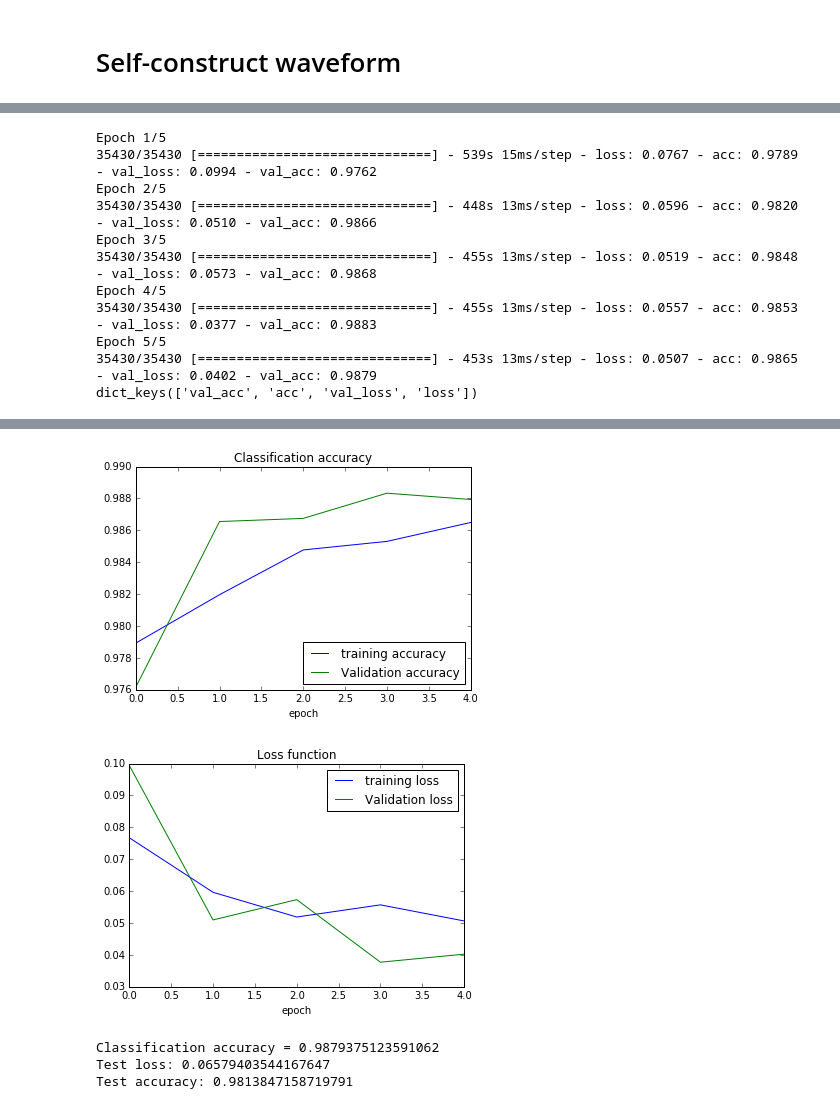
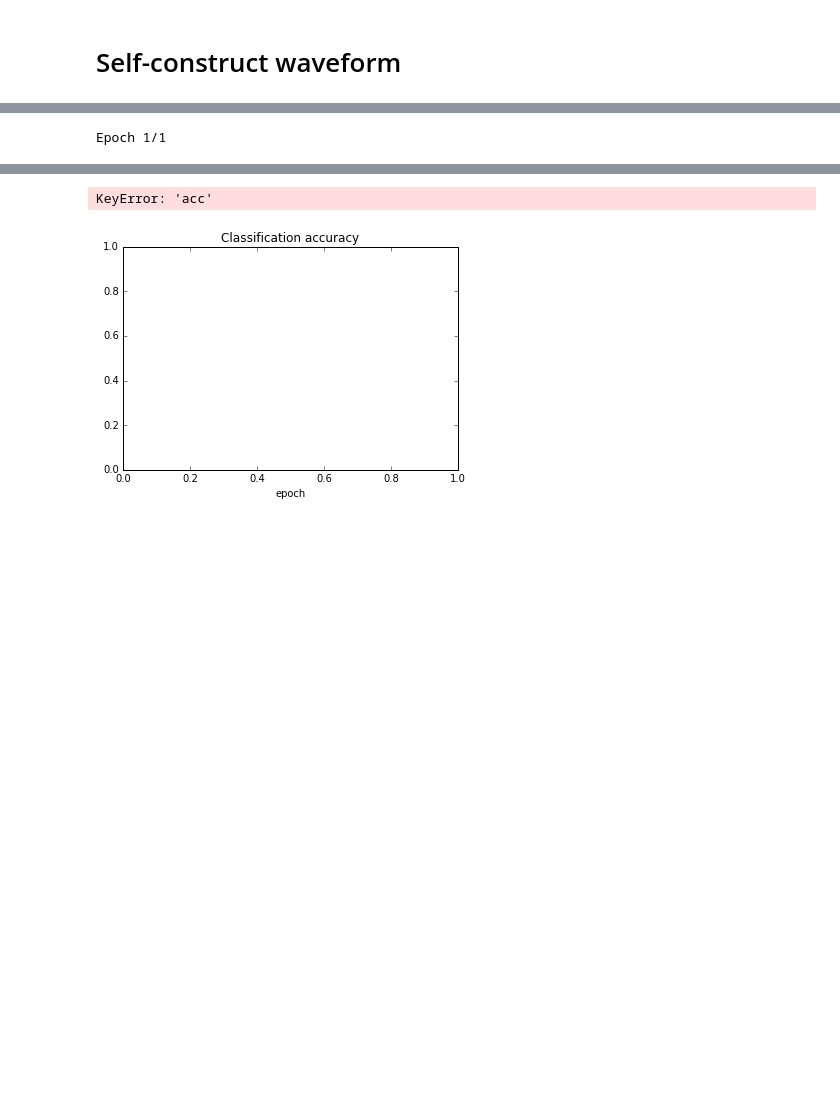
Before and after one commit to hareyakana/Script_For_TS_Keras, a Jupyter notebook: real-fake-autoencoder.ipynb, the cells around one changed output, grey strips where cells are left out. Cells and saved outputs as stored; diff of their text form; code cells hidden in the pictures; blank space fills up the shorter version.

```diff
--- a/real-fake-autoencoder.ipynb
+++ b/real-fake-autoencoder.ipynb
@@ -286,7 +286,7 @@ def generator(x):
             q = keras.utils.to_categorical(z2[i],classes)
             r = normalize(d1,norm="l1")
             s = np.expand_dims(q,axis=0)
-            yield r,s
+            yield r,r
 
 test = generator(0)
 # print(next(test)[0][0])
@@ -383,7 +351,7 @@ test_gen = generator(2)
 steps_t = 35430
 steps_vt = 5057
 
-history = mult.fit_generator(train_gen,steps_per_epoch=steps_t, epochs=5, verbose=1, validation_data=val_gen,validation_steps=steps_vt)
+history = mult.fit_generator(train_gen,steps_per_epoch=steps_t, epochs=1, verbose=1, validation_data=val_gen,validation_steps=steps_vt)
 print(history.history.keys())
 plt.figure()
 plt.title("Classification accuracy")
@@ -409,14 +377,4 @@ score = mult.evaluate_generator(test_gen,steps=1531)
 print('Test loss:', score[0])
 print('Test accuracy:', score[1])
 # %% [output]
-Epoch 1/5
-35430/35430 [==============================] - 539s 15ms/step - loss: 0.0767 - acc: 0.9789 - val_loss: 0.0994 - val_acc: 0.9762
-Epoch 2/5
-35430/35430 [==============================] - 448s 13ms/step - loss: 0.0596 - acc: 0.9820 - val_loss: 0.0510 - val_acc: 0.9866
-Epoch 3/5
-35430/35430 [==============================] - 455s 13ms/step - loss: 0.0519 - acc: 0.9848 - val_loss: 0.0573 - val_acc: 0.9868
-Epoch 4/5
-35430/35430 [==============================] - 455s 13ms/step - loss: 0.0557 - acc: 0.9853 - val_loss: 0.0377 - val_acc: 0.9883
-Epoch 5/5
-35430/35430 [==============================] - 453s 13ms/step - loss: 0.0507 - acc: 0.9865 - val_loss: 0.0402 - val_acc: 0.9879
-dict_keys(['val_acc', 'acc', 'val_loss', 'loss'])
+Epoch 1/1
@@ -423,6 +383,3 @@ dict_keys(['val_acc', 'acc', 'val_loss', 'loss'])
+KeyError: 'acc'
-[figure, old version]
+[figure, new version]
-[figure, removed]
-Classification accuracy = 0.9879375123591062
-Test loss: 0.06579403544167647
-Test accuracy: 0.9813847158719791
 # %%
```
Also changed, not shown: parts of 5 cells of this notebook, 3 other files.
